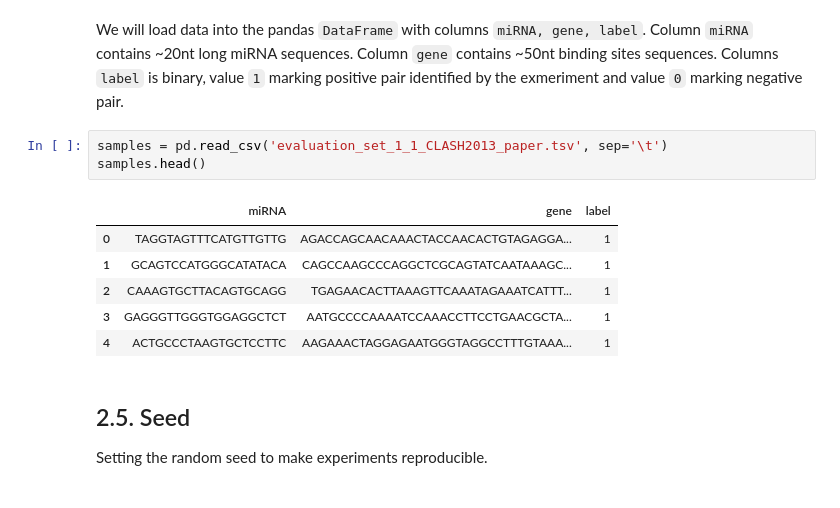
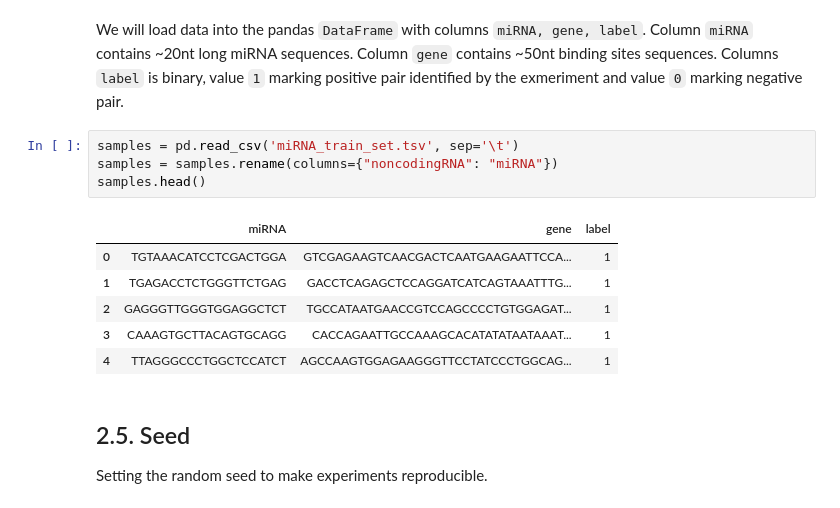
Before and after one commit to BioGeMT/DLforGenomics, a Jupyter notebook: notebooks/Interpreting_2D_CNN_on_miRNA_binding_site_data.ipynb, the cells around one changed output. Drawn from its saved outputs; the diff is of its cells as text.

```diff
--- a/notebooks/Interpreting_2D_CNN_on_miRNA_binding_site_data.ipynb
+++ b/notebooks/Interpreting_2D_CNN_on_miRNA_binding_site_data.ipynb
@@ -141,15 +130,16 @@ evaluation_set_1_1_ 100%[===================>] 144.48K  --.-KB/s    in 0.02s
 # %% [markdown]
 We will load data into the pandas `DataFrame` with columns `miRNA, gene, label`. Column `miRNA` contains ~20nt long miRNA sequences. Column `gene` contains ~50nt binding sites sequences. Columns `label` is binary, value `1` marking positive pair identified by the exmeriment and value `0` marking negative pair.
 # %%
-samples = pd.read_csv('evaluation_set_1_1_CLASH2013_paper.tsv', sep='\t')
+samples = pd.read_csv('miRNA_train_set.tsv', sep='\t')
+samples = samples.rename(columns={"noncodingRNA": "miRNA"})
 samples.head()
 # %% [output]
 |  | miRNA | gene | label |
-| 0 | TAGGTAGTTTCATGTTGTTG | AGACCAGCAACAAACTACCAACACTGTAGAGGA... | 1 |
-| 1 | GCAGTCCATGGGCATATACA | CAGCCAAGCCCAGGCTCGCAGTATCAATAAAGC... | 1 |
-| 2 | CAAAGTGCTTACAGTGCAGG | TGAGAACACTTAAAGTTCAAATAGAAATCATTT... | 1 |
-| 3 | GAGGGTTGGGTGGAGGCTCT | AATGCCCCAAAATCCAAACCTTCCTGAACGCTA... | 1 |
-| 4 | ACTGCCCTAAGTGCTCCTTC | AAGAAACTAGGAGAATGGGTAGGCCTTTGTAAA... | 1 |
+| 0 | TGTAAACATCCTCGACTGGA | GTCGAGAAGTCAACGACTCAATGAAGAATTCCA... | 1 |
+| 1 | TGAGACCTCTGGGTTCTGAG | GACCTCAGAGCTCCAGGATCATCAGTAAATTTG... | 1 |
+| 2 | GAGGGTTGGGTGGAGGCTCT | TGCCATAATGAACCGTCCAGCCCCTGTGGAGAT... | 1 |
+| 3 | CAAAGTGCTTACAGTGCAGG | CACCAGAATTGCCAAAGCACATATATAATAAAT... | 1 |
+| 4 | TTAGGGCCCTGGCTCCATCT | AGCCAAGTGGAGAAGGGTTCCTATCCCTGGCAG... | 1 |
 # %% [markdown]
 ## 2.5. Seed
 
```
Also changed, not shown: parts of 16 cells of this notebook.
